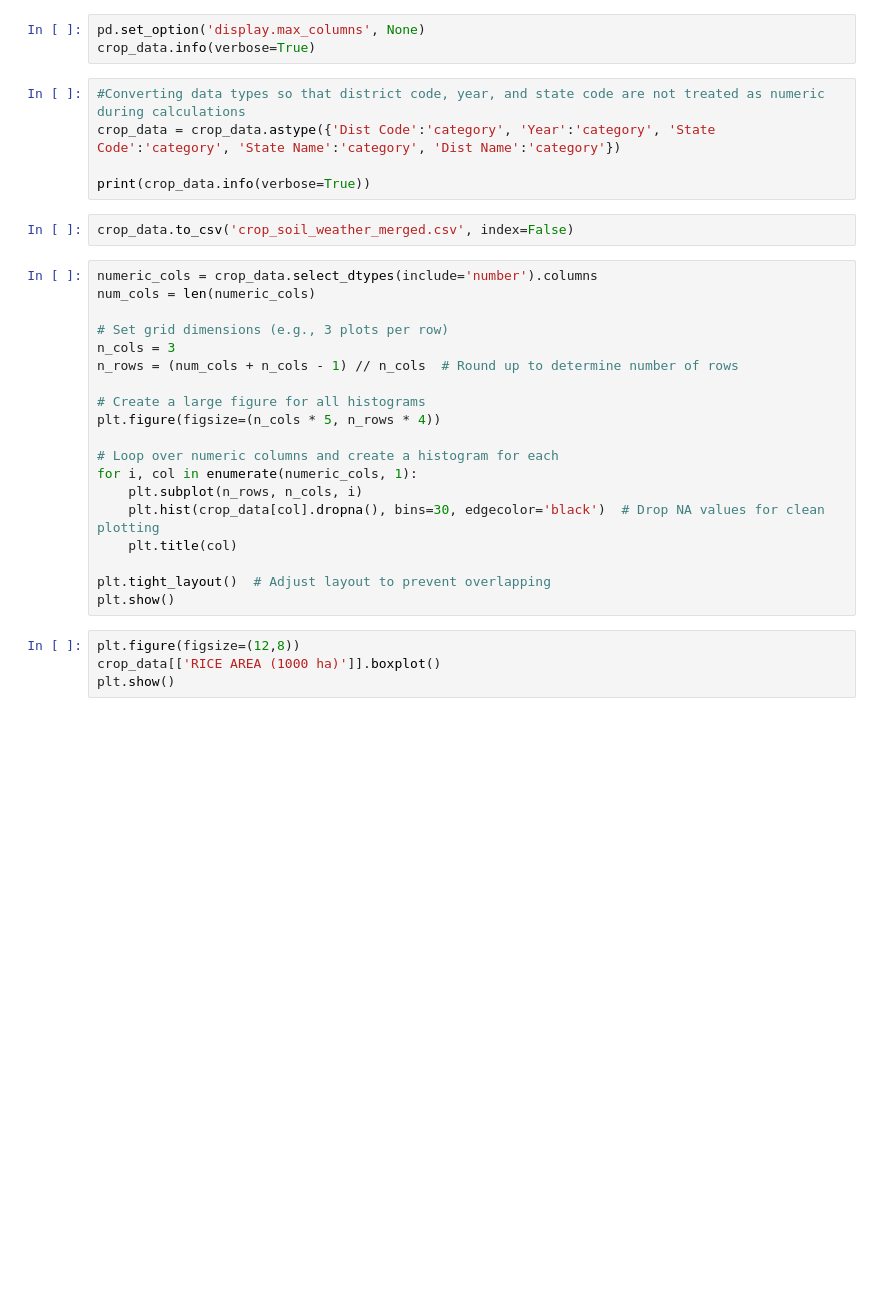
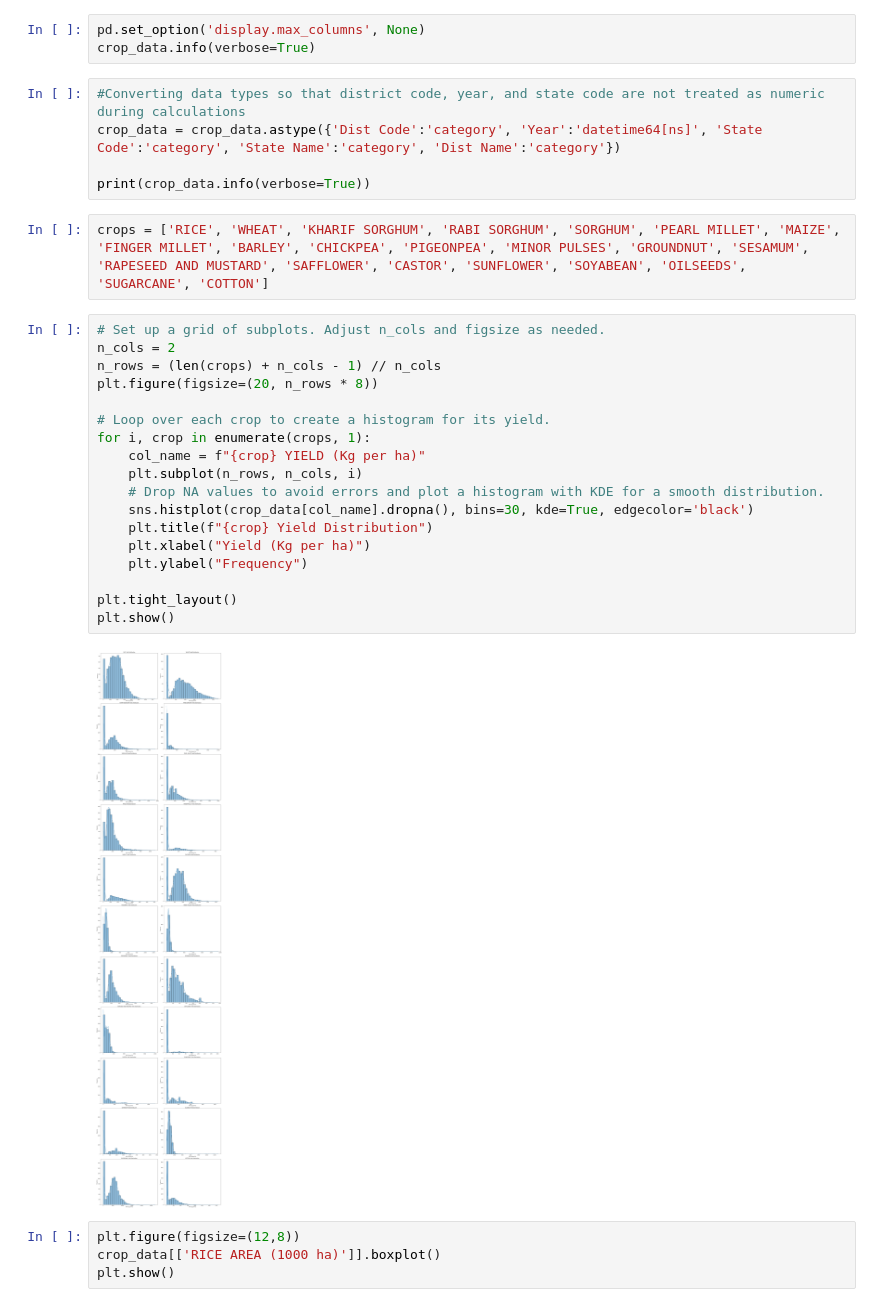
Before and after one commit to muffins-all-day/agriculture-predictor-planner, a Jupyter notebook: notebooks/03_crop_feature_engineering.ipynb, the cells around one changed output. Saved outputs shown, nothing was run; the diff lists cells and outputs as text; blank space fills up the shorter version.

Commit message:
Histogram analysis on crops yield

```diff
--- a/notebooks/03_crop_feature_engineering.ipynb
+++ b/notebooks/03_crop_feature_engineering.ipynb
@@ -14,30 +14,31 @@ pd.set_option('display.max_columns', None)
 crop_data.info(verbose=True)
 # %%
 #Converting data types so that district code, year, and state code are not treated as numeric during calculations
-crop_data = crop_data.astype({'Dist Code':'category', 'Year':'category', 'State Code':'category', 'State Name':'category', 'Dist Name':'category'})
+crop_data = crop_data.astype({'Dist Code':'category', 'Year':'datetime64[ns]', 'State Code':'category', 'State Name':'category', 'Dist Name':'category'})
 
 print(crop_data.info(verbose=True))
-# %%
-crop_data.to_csv('crop_soil_weather_merged.csv', index=False)
-# %%
-numeric_cols = crop_data.select_dtypes(include='number').columns
-num_cols = len(numeric_cols)
-
-# Set grid dimensions (e.g., 3 plots per row)
-n_cols = 3
-n_rows = (num_cols + n_cols - 1) // n_cols  # Round up to determine number of rows
-
-# Create a large figure for all histograms
-plt.figure(figsize=(n_cols * 5, n_rows * 4))
-
-# Loop over numeric columns and create a histogram for each
-for i, col in enumerate(numeric_cols, 1):
-    plt.subplot(n_rows, n_cols, i)
-    plt.hist(crop_data[col].dropna(), bins=30, edgecolor='black')  # Drop NA values for clean plotting
-    plt.title(col)
-
-plt.tight_layout()  # Adjust layout to prevent overlapping
-plt.show()
+# %%
+crops = ['RICE', 'WHEAT', 'KHARIF SORGHUM', 'RABI SORGHUM', 'SORGHUM', 'PEARL MILLET', 'MAIZE', 'FINGER MILLET', 'BARLEY', 'CHICKPEA', 'PIGEONPEA', 'MINOR PULSES', 'GROUNDNUT', 'SESAMUM', 'RAPESEED AND MUSTARD', 'SAFFLOWER', 'CASTOR', 'SUNFLOWER', 'SOYABEAN', 'OILSEEDS', 'SUGARCANE', 'COTTON']
+# %%
+# Set up a grid of subplots. Adjust n_cols and figsize as needed.
+n_cols = 2
+n_rows = (len(crops) + n_cols - 1) // n_cols
+plt.figure(figsize=(20, n_rows * 8))
+
+# Loop over each crop to create a histogram for its yield.
+for i, crop in enumerate(crops, 1):
+    col_name = f"{crop} YIELD (Kg per ha)"
+    plt.subplot(n_rows, n_cols, i)
+    # Drop NA values to avoid errors and plot a histogram with KDE for a smooth distribution.
+    sns.histplot(crop_data[col_name].dropna(), bins=30, kde=True, edgecolor='black')
+    plt.title(f"{crop} Yield Distribution")
+    plt.xlabel("Yield (Kg per ha)")
+    plt.ylabel("Frequency")
+
+plt.tight_layout()
+plt.show()
+# %% [output]
+[figure, added]
 # %%
 plt.figure(figsize=(12,8))
 crop_data[['RICE AREA (1000 ha)']].boxplot()
```
Also changed, not shown: 2 other files.
